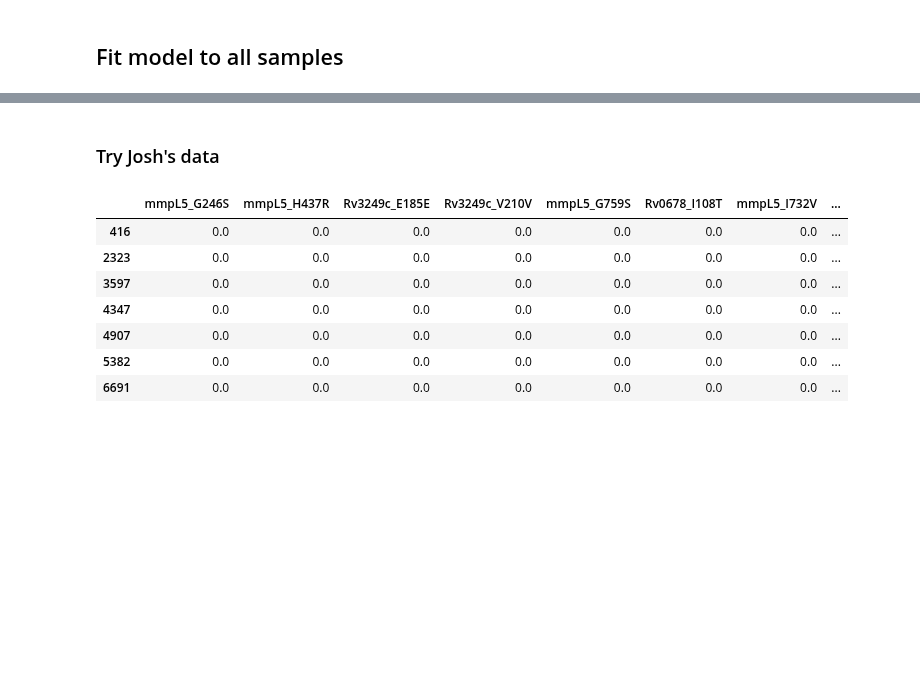
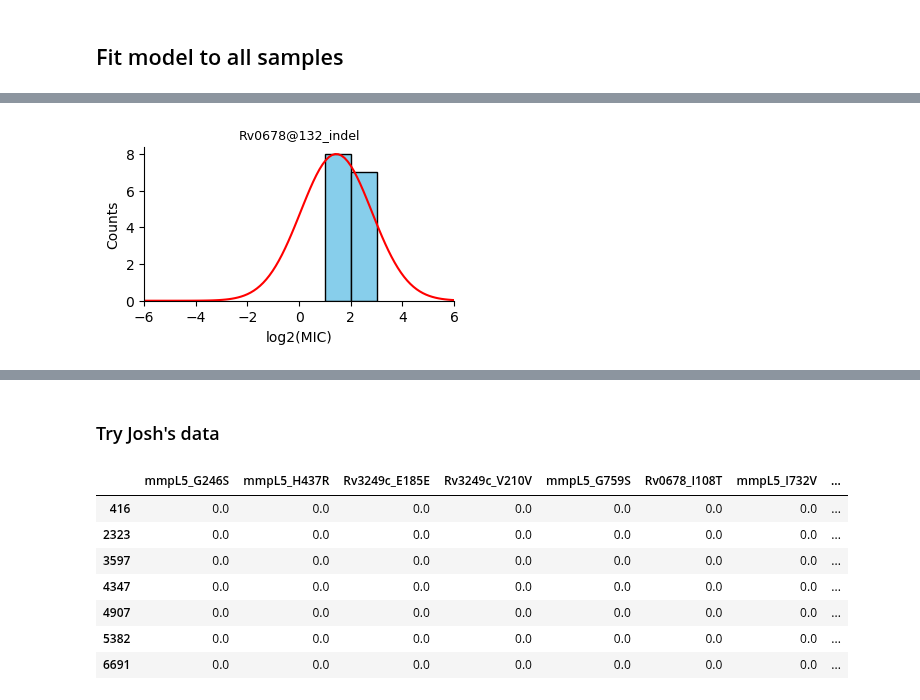
Before and after one commit to fowler-lab/tb-bdq-cat, a Jupyter notebook: mic_catalogue.ipynb, the cells around one changed output, grey strips where cells are left out. Drawn from its saved outputs; the diff is of its cells as text; code cells hidden in the pictures; blank space fills up the shorter version.

```diff
--- a/mic_catalogue.ipynb
+++ b/mic_catalogue.ipynb
@@ -594,3 +747,18 @@ mut_y_low_log = {mut: mgit.loc[mgit['MUTATION'] == mut, 'y_low_log'].to_numpy()
                  for mut in mgit['MUTATION'].unique()}
 mut_y_high_log = {mut: mgit.loc[mgit['MUTATION'] == mut, 'y_high_log'].to_numpy()
                  for mut in mgit['MUTATION'].unique()}
+# %%
+#Convert to catalogue
+ecoff = 1
+labels = []
+for i in w_wt_bfgs.index:
+    z = (w_wt_bfgs['MIC'][i] - ecoff) / w_wt_bfgs['MIC_Std'][i]
+    if abs(z) > 1.96:
+        if w_wt_bfgs['MIC'][i] < ecoff:
+            labels.append('S')
+        else:
+            labels.append('R')
+    else:
+        labels.append('I')
+
+w_wt_bfgs['LABEL'] = labels
@@ -597,50 +781,60 @@ mut_y_high_log = {mut: mgit.loc[mgit['MUTATION'] == mut, 'y_high_log'].to_numpy(
 # %%
-for _, row in effect.iterrows():
+global_x_min = -6
+global_x_max = 6
+
+for _, row in w_wt_bfgs.iterrows():
     mutation_name = row['Mutation']
     effect_size = row['Effect_Size']  # log2MIC mean for the mutation
     effect_std = row['Effect_Std']    # log2MIC standard deviation for the mutation
 
-    # Get the mutation-specific MIC intervals
-    mutation_y_low_log = y_low_log[mutation_name]
-    mutation_y_high_log = y_high_log[mutation_name]
+    if len(mut_y_low_log[mutation_name])>3:
 
-    # Combine the low and high log2 MIC values into interval tuples for the current mutation
-    mutation_intervals = [(low, high) for low, high in zip(mutation_y_low_log, mutation_y_high_log)]
+        # Get the mutation-specific MIC intervals
+        mutation_y_low_log = mut_y_low_log[mutation_name]
+        mutation_y_high_log = mut_y_high_log[mutation_name]
 
-    # Get unique intervals for the current mutation
-    unique_intervals = sorted(set(mutation_intervals))
+        # Combine the low and high log2 MIC values into interval tuples for the current mutation
+        mutation_intervals = [(low, high) for low, high in zip(mutation_y_low_log, mutation_y_high_log)]
 
-    # Calculate counts for each unique interval
-    mutation_mic_counts = [mutation_intervals.count(interval) for interval in unique_intervals]
+        # Get unique intervals for the current mutation
+        unique_intervals = sorted(set(mutation_intervals))
 
-    # Extract the midpoints and widths for plotting the bars
-    interval_midpoints = [(low + high) / 2 for low, high in unique_intervals]
-    interval_widths = [high - low for low, high in unique_intervals]
+        # Calculate counts for each unique interval
+        mutation_mic_counts = [mutation_intervals.count(interval) for interval in unique_intervals]
 
-    plt.figure(figsize=(10, 6))  # Create a new figure for each mutation
+        # Extract the midpoints and widths for plotting the bars
+        interval_midpoints = [(low + high) / 2 for low, high in unique_intervals]
+        interval_widths = [high - low for low, high in unique_intervals]
 
-    # Step 1: Plot the histogram of calculated MIC intervals for this mutation
-    plt.bar(interval_midpoints, height=mutation_mic_counts, width=interval_widths,
-            align='center', edgecolor='black', color='skyblue', label='True MIC Distribution')
+        plt.figure(figsize=(4, 2))  # Create a new figure for each mutation
 
-    # Step 2: Overlay the fitted normal distribution for the current mutation
-    x_values = np.linspace(effect_size - 3*effect_std, effect_size + 3*effect_std, 100)
+        # Step 1: Plot the histogram of calculated MIC intervals for this mutation
+        plt.bar(interval_midpoints, height=mutation_mic_counts, width=interval_widths,
+                align='center', edgecolor='black', color='skyblue', label='True MIC Distribution')
 
-    # Generate the normal distribution using effect size and std (fitted mean and std)
-    y_values = norm.pdf(x_values, loc=effect_size, scale=effect_std)
+        # Step 2: Overlay the fitted normal distribution for the current mutation
+        x_values = np.linspace(global_x_min, global_x_max, 100)
 
-    # Scale the normal distribution to match the height of the histogram
-    y_values *= max(mutation_mic_counts) / max(y_values)
+        # Generate the normal distribution using effect size and std (fitted mean and std)
+        y_values = norm.pdf(x_values, loc=effect_size, scale=effect_std)
 
-    # Plot the fitted curve
-    plt.plot(x_values, y_values, label=f'Fitted Curve for {mutation_name}', linestyle='-', color='red')
+        # Scale the normal distribution to match the height of the histogram
+        y_values *= max(mutation_mic_counts) / max(y_values)
 
-    # Customize the plot
-    plt.xlabel('log2(MIC)')
-    plt.ylabel('Counts')
-    plt.title(f'MIC Distribution and Fitted Curve for {mutation_name}')
-    plt.legend()
+        # Plot the fitted curve
+        plt.plot(x_values, y_values, label=f'Fitted Curve for {mutation_name}', linestyle='-', color='red')
 
-    # Show the plot for this mutation
-    plt.show()
+        # Customize the plot
+        plt.xlabel('log2(MIC)')
+        plt.ylabel('Counts')
+        plt.title(f'{mutation_name}', fontsize=9)  # Smaller font size
+        plt.xlim([global_x_min, global_x_max])  # Set the consistent x-axis range
+
+        # Remove top and right spines
+        ax = plt.gca()
+        ax.spines['top'].set_visible(False)
+        ax.spines['right'].set_visible(False)
+
+        # Show the plot for this mutation
+        plt.show()
 # %% [output]
@@ -648,0 +841 @@ for _, row in effect.iterrows():
+[figure, added]
```
Also changed, not shown: parts of 32 cells of this notebook, 3 other files.
